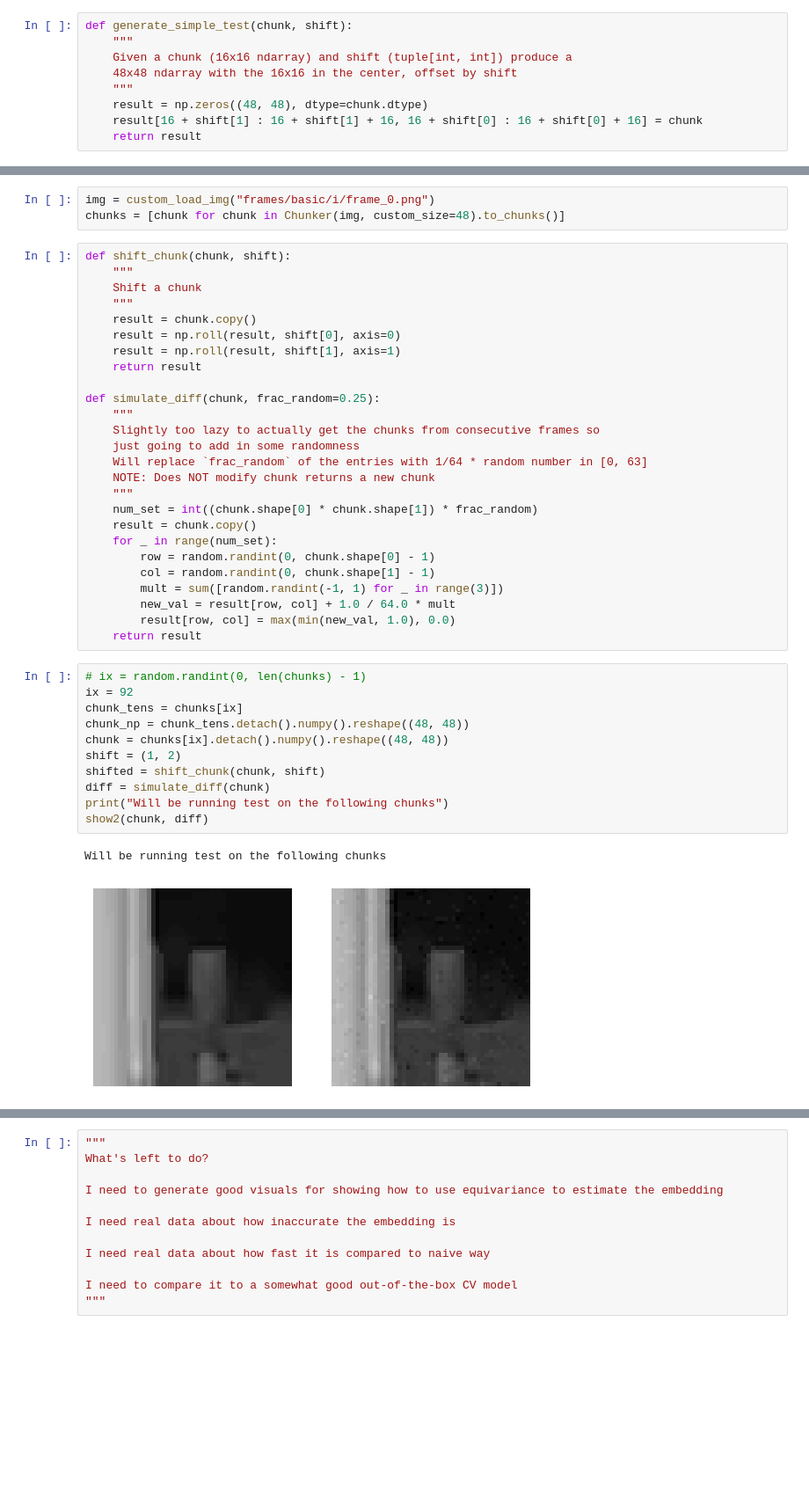
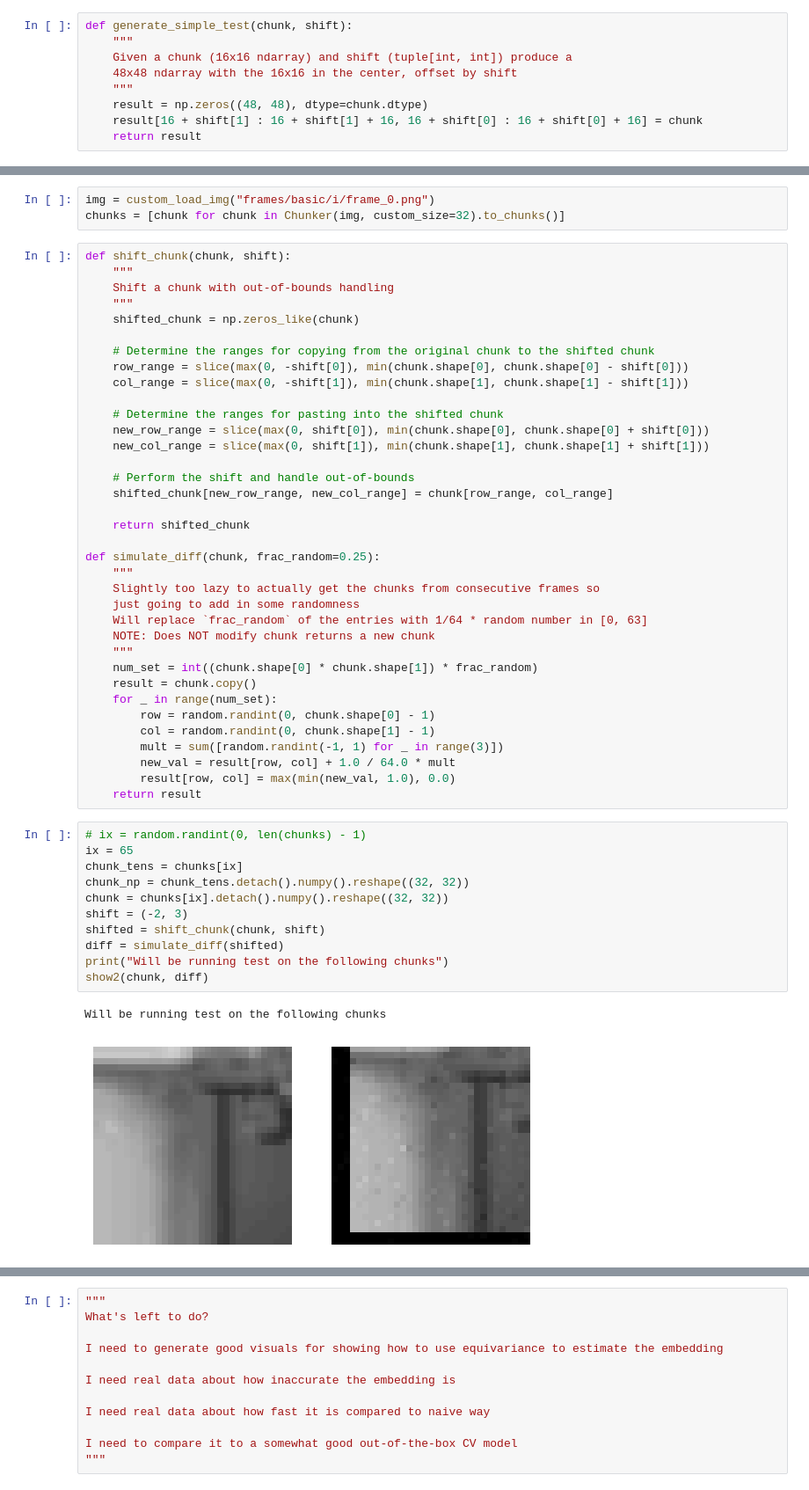
Before and after one commit to mfpekala/h264_beds, a Jupyter notebook: cheap.ipynb, the cells around one changed output, grey strips where cells are left out. Shown at 88% size. Cells and saved outputs as stored; diff of their text form; blank space fills up the shorter version.

```diff
--- a/cheap.ipynb
+++ b/cheap.ipynb
@@ -80,15 +80,25 @@ Showing naive difference
 # %%
 img = custom_load_img("frames/basic/i/frame_0.png")
-chunks = [chunk for chunk in Chunker(img, custom_size=48).to_chunks()]
+chunks = [chunk for chunk in Chunker(img, custom_size=32).to_chunks()]
 # %%
 def shift_chunk(chunk, shift):
     """
-    Shift a chunk
+    Shift a chunk with out-of-bounds handling
     """
-    result = chunk.copy()
-    result = np.roll(result, shift[0], axis=0)
-    result = np.roll(result, shift[1], axis=1)
-    return result
+    shifted_chunk = np.zeros_like(chunk)
+
+    # Determine the ranges for copying from the original chunk to the shifted chunk
+    row_range = slice(max(0, -shift[0]), min(chunk.shape[0], chunk.shape[0] - shift[0]))
+    col_range = slice(max(0, -shift[1]), min(chunk.shape[1], chunk.shape[1] - shift[1]))
+
+    # Determine the ranges for pasting into the shifted chunk
+    new_row_range = slice(max(0, shift[0]), min(chunk.shape[0], chunk.shape[0] + shift[0]))
+    new_col_range = slice(max(0, shift[1]), min(chunk.shape[1], chunk.shape[1] + shift[1]))
+
+    # Perform the shift and handle out-of-bounds
+    shifted_chunk[new_row_range, new_col_range] = chunk[row_range, col_range]
+
+    return shifted_chunk
 
 def simulate_diff(chunk, frac_random=0.25):
     """
@@ -108,15 +118,15 @@ def simulate_diff(chunk, frac_random=0.25):
     return result
 # %%
 # ix = random.randint(0, len(chunks) - 1)
-ix = 92
+ix = 65
 chunk_tens = chunks[ix]
-chunk_np = chunk_tens.detach().numpy().reshape((48, 48))
-chunk = chunks[ix].detach().numpy().reshape((48, 48))
-shift = (1, 2)
+chunk_np = chunk_tens.detach().numpy().reshape((32, 32))
+chunk = chunks[ix].detach().numpy().reshape((32, 32))
+shift = (-2, 3)
 shifted = shift_chunk(chunk, shift)
-diff = simulate_diff(chunk)
+diff = simulate_diff(shifted)
 print("Will be running test on the following chunks")
 show2(chunk, diff)
 # %% [output]
 Will be running test on the following chunks
-[figure, old version]
+[figure, new version]
```
Also changed, not shown: parts of 4 cells of this notebook, 21 other files.
